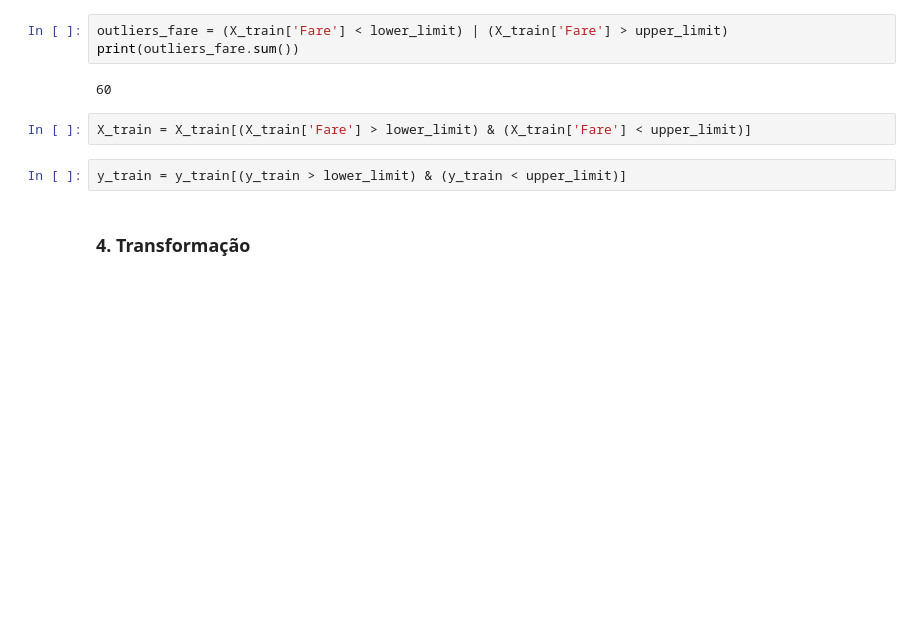
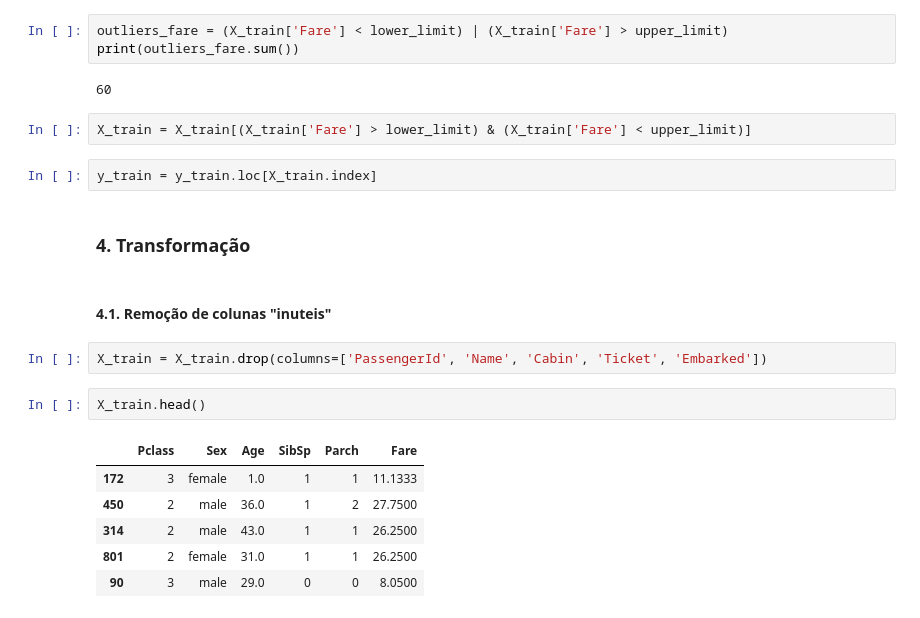
Before and after one commit to rogeriobarbosaa/Titanic-Classification-PyTorch, a Jupyter notebook: main/main.ipynb, the cells around one changed output. Cells and saved outputs as stored; diff of their text form; blank space fills up the shorter version.

```diff
--- a/main/main.ipynb
+++ b/main/main.ipynb
@@ -241,7 +243,20 @@ print(outliers_fare.sum())
 60
 # %%
 X_train = X_train[(X_train['Fare'] > lower_limit) & (X_train['Fare'] < upper_limit)]
-# %%
-y_train = y_train[(y_train > lower_limit) & (y_train < upper_limit)]
+# %%
+y_train = y_train.loc[X_train.index]
 # %% [markdown]
 ### 4. Transformação
+# %% [markdown]
+#### 4.1. Remoção de colunas "inuteis"
+# %%
+X_train = X_train.drop(columns=['PassengerId', 'Name', 'Cabin', 'Ticket', 'Embarked'])
+# %%
+X_train.head()
+# %% [output]
+|  | Pclass | Sex | Age | SibSp | Parch | Fare |
+| 172 | 3 | female | 1.0 | 1 | 1 | 11.1333 |
+| 450 | 2 | male | 36.0 | 1 | 2 | 27.7500 |
+| 314 | 2 | male | 43.0 | 1 | 1 | 26.2500 |
+| 801 | 2 | female | 31.0 | 1 | 1 | 26.2500 |
+| 90 | 3 | male | 29.0 | 0 | 0 | 8.0500 |
```
Also changed, not shown: parts of 20 cells of this notebook.
